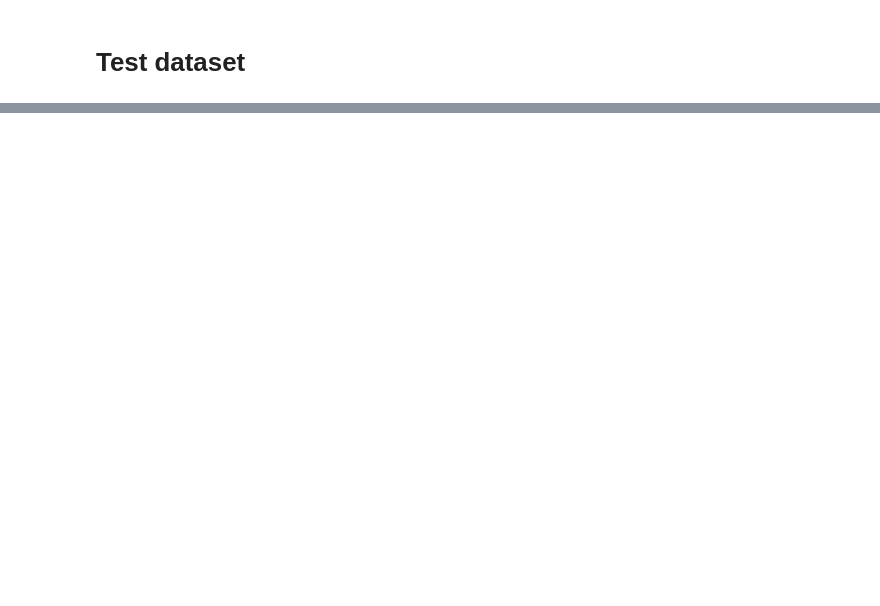
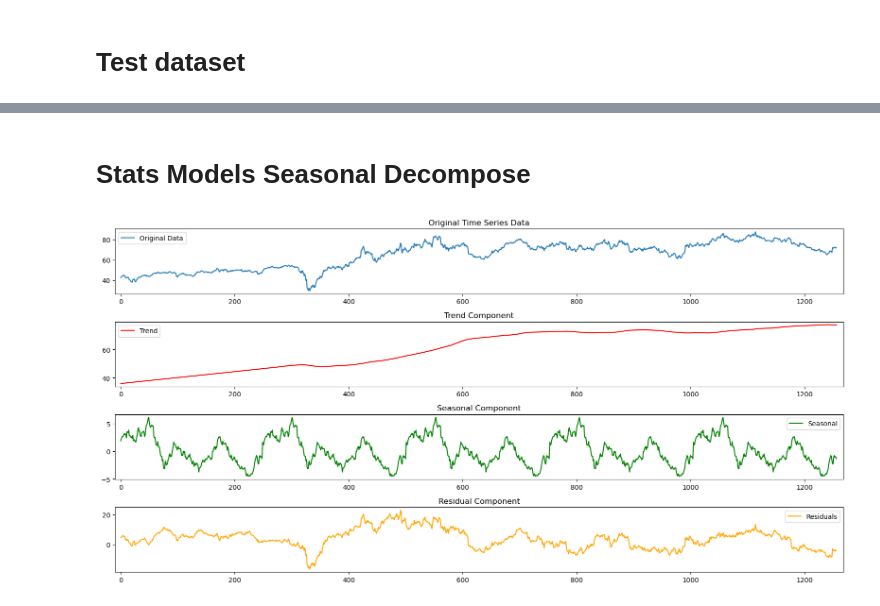
Before and after one commit to zapulam/StockPredictor2.0, a Jupyter notebook: dev.ipynb, the cells around one changed output, grey strips where cells are left out. Cells and saved outputs as stored; diff of their text form; code cells hidden in the pictures; blank space fills up the shorter version.

```diff
--- a/dev.ipynb
+++ b/dev.ipynb
@@ -137,0 +50,41 @@ composition
+# %% [markdown]
+# Stats Models Seasonal Decompose
+# %%
+df = pd.read_csv('daily_prices/HOLX.csv')
+
+# Extract the time and value columns
+time_series = np.array(range(len(df['Date'])))  # Replace with your time column name
+values = df['Close']                            # Replace with your value column name
+
+# Perform seasonal decomposition
+result = sm.tsa.seasonal_decompose(values, model='additive', period=252, extrapolate_trend=25, two_sided=False)
+
+# Plot the original data, trend, seasonal, and residuals
+plt.figure(figsize=(16, 8))
+plt.subplot(4, 1, 1)
+plt.plot(time_series, values, label='Original Data')
+plt.xlim(-10,1268)
+plt.legend()
+plt.title('Original Time Series Data')
+
+plt.subplot(4, 1, 2)
+plt.plot(time_series, result.trend, label='Trend', color='red')
+plt.xlim(-10,1268)
+plt.legend()
+plt.title('Trend Component')
+
+plt.subplot(4, 1, 3)
+plt.plot(time_series, result.seasonal, label='Seasonal', color='green')
+plt.xlim(-10,1268)
+plt.legend()
+plt.title('Seasonal Component')
+
+plt.subplot(4, 1, 4)
+plt.plot(time_series, result.resid, label='Residuals', color='orange')
+plt.xlim(-10,1268)
+plt.legend()
+plt.title('Residual Component')
+plt.tight_layout()
+plt.show()
+# %% [output]
+[figure, added]
```
Also changed, not shown: parts of 17 cells of this notebook, 2 other files.
